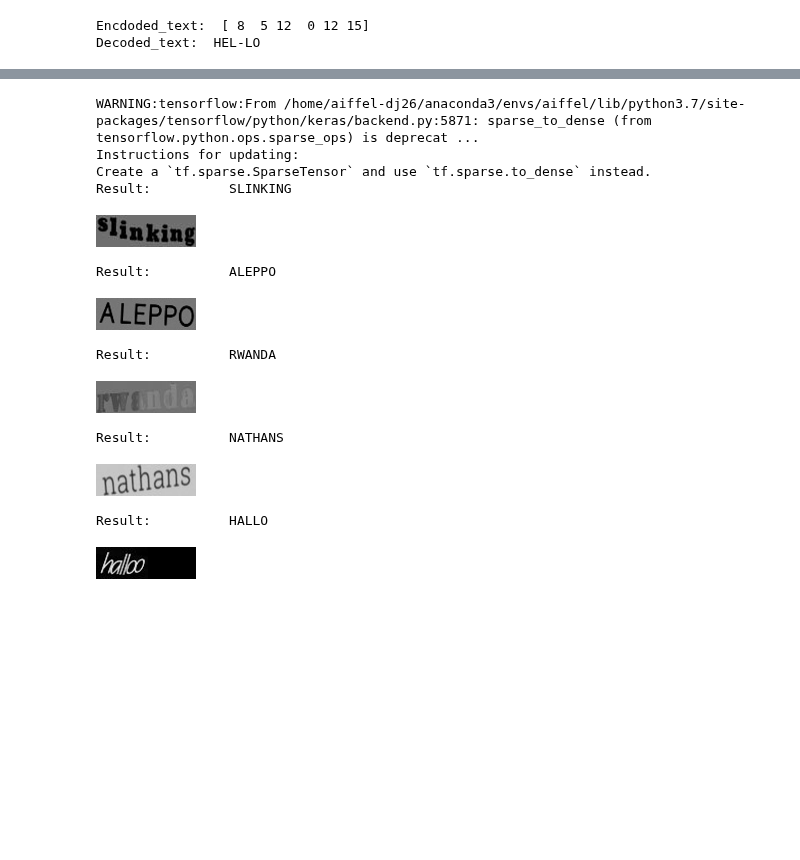
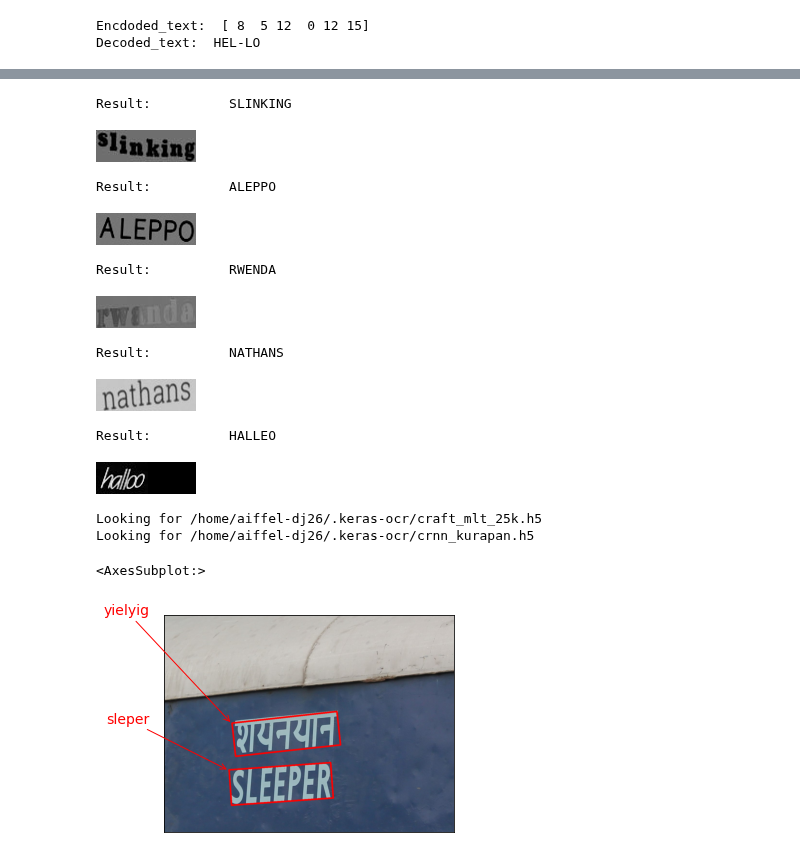
Before and after one commit to HSC-1/aiffel_achieve, a Jupyter notebook: (GD6)keras_OCR.ipynb, the cells around one changed output, grey strips where cells are left out. Cells and saved outputs as stored; diff of their text form; code cells hidden in the pictures; blank space fills up the shorter version.

```diff
--- a/(GD6)keras_OCR.ipynb
+++ b/(GD6)keras_OCR.ipynb
@@ -263,11 +320,11 @@ checkpoint_path = HOME_DIR + '/model_checkpoint.hdf5'
 # %%
 from IPython.display import display
-
+# from keras.models import load_model
 test_set = MJDatasetSequence(TEST_DATA_PATH, label_converter, batch_size=BATCH_SIZE, character=TARGET_CHARACTERS)
 
-model, y_func = build_crnn_model()
-
-model.load_weights(checkpoint_path)
+# model, y_func = build_crnn_model()
+# model.load_weight(checkpoint_path)
+# model = load_model(checkpoint_path)
 input_data = model.get_layer('input_image').output
 y_pred = model.get_layer('output').output
 model_pred = Model(inputs=input_data, outputs=y_pred)
@@ -301,18 +358,15 @@ def check_inference(model, dataset, index = 5):
 
 check_inference(model, test_set, index=5)
 # %% [output]
-WARNING:tensorflow:From /home/aiffel-dj26/anaconda3/envs/aiffel/lib/python3.7/site-packages/tensorflow/python/keras/backend.py:5871: sparse_to_dense (from tensorflow.python.ops.sparse_ops) is deprecat ...
-Instructions for updating:
-Create a `tf.sparse.SparseTensor` and use `tf.sparse.to_dense` instead.
 Result:          SLINKING
 [figure]
 Result:          ALEPPO
 [figure]
-Result:          RWANDA
+Result:          RWENDA
 [figure]
 Result:          NATHANS
 [figure]
-Result:          HALLO
+Result:          HALLEO
 [figure]
 # %%
 def detect_text(img_path,label_converter= label_converter,model=model,TARGET_CHARACTERS=TARGET_CHARACTERS):
@@ -330,3 +384,32 @@ def detect_text(img_path,label_converter= label_converter,model=model,TARGET_CHA
 
 
     return result_img, cropped_imgs
+# %%
+import keras_ocr
+from keras_ocr.detection import Detector
+from keras_ocr.recognition import Recognizer
+def detect_text(img_path):
+    pipeline = keras_ocr.pipeline.Pipeline()
+    # recog = Recognizer()
+    images = keras_ocr.tools.read(img_path)
+    predictions = pipeline.recognize([img_path])
+
+    result_img = keras_ocr.tools.drawAnnotations(image=images, predictions=predictions[0])
+
+    cropped_imgs = []
+    revised_boxes = []
+    for _, box in predictions[0]:
+        revised_boxes.append(box)
+    boxes = revised_boxes
+    cropped_imgs = []
+    revised_boxes = []
+    for _, box in predictions[0]:
+        revised_boxes.append(box)
+    boxes = revised_boxes
+
+    crop_box =[]
+    for box in boxes:
+        cropped_imgs.append(keras_ocr.tools.warpBox(image=images, box=box))
+
+
+    return result_img, cropped_imgs
@@ -332,0 +426,12 @@ def detect_text(img_path,label_converter= label_converter,model=model,TARGET_CHA
+# %%
+path = os.path.join(os.getenv('HOME'),'aiffel/ocr/')
+# path = os.getenv('HOME') +'aiffel/ocr/'
+SAMPLE_IMG_PATH = path+'sample.jpg'
+# %%
+img_pil, cropped_img = detect_text(SAMPLE_IMG_PATH)
+display(img_pil)
+# %% [output]
+Looking for /home/aiffel-dj26/.keras-ocr/craft_mlt_25k.h5
+Looking for /home/aiffel-dj26/.keras-ocr/crnn_kurapan.h5
+<AxesSubplot:>
+[figure, added]
```
Also changed, not shown: parts of 4 cells of this notebook.
